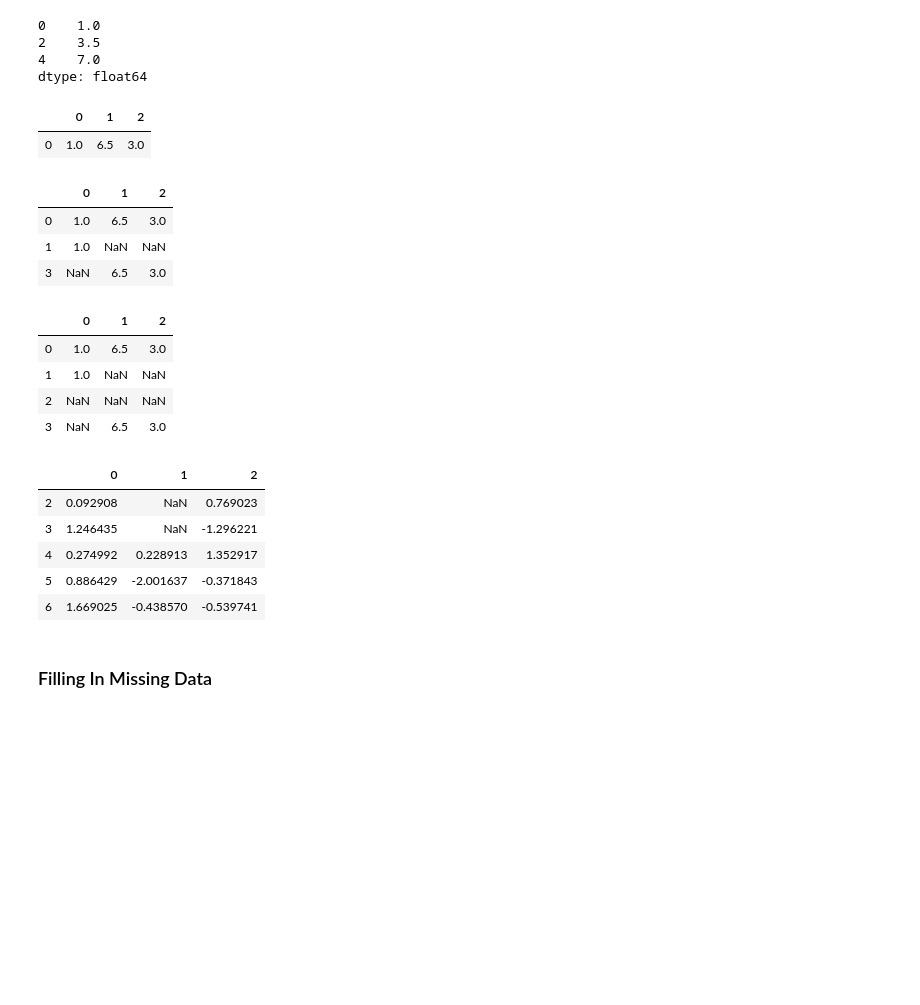
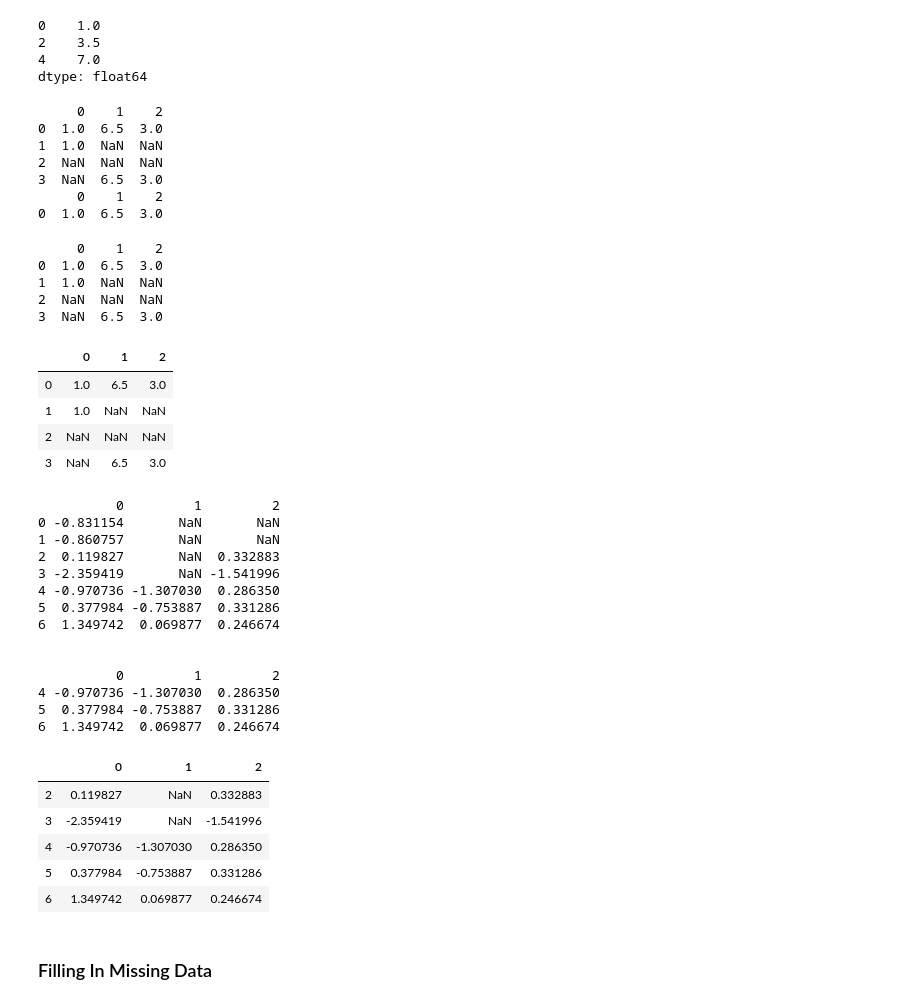
Before and after one commit to silianpan/pydata-book, a Jupyter notebook: ch07.ipynb, the cells around one changed output. Drawn from its saved outputs; the diff is of its cells as text; code cells hidden in the pictures; blank space fills up the shorter version.

```diff
--- a/ch07.ipynb
+++ b/ch07.ipynb
@@ -52,18 +52,25 @@ dtype: float64
 data = pd.DataFrame([[1., 6.5, 3.], [1., NA, NA],
                      [NA, NA, NA], [NA, 6.5, 3.]])
 cleaned = data.dropna()
-data
-cleaned
+print(data)
+print(cleaned)
 # %% [output]
-|  | 0 | 1 | 2 |
-| 0 | 1.0 | 6.5 | 3.0 |
+     0    1    2
+0  1.0  6.5  3.0
+1  1.0  NaN  NaN
+2  NaN  NaN  NaN
+3  NaN  6.5  3.0
+     0    1    2
+0  1.0  6.5  3.0
 # %%
 data.dropna(how='all')
+print(data)
 # %% [output]
-|  | 0 | 1 | 2 |
-| 0 | 1.0 | 6.5 | 3.0 |
-| 1 | 1.0 | NaN | NaN |
-| 3 | NaN | 6.5 | 3.0 |
+     0    1    2
+0  1.0  6.5  3.0
+1  1.0  NaN  NaN
+2  NaN  NaN  NaN
+3  NaN  6.5  3.0
 # %%
 data[4] = NA
 data
@@ -77,17 +84,32 @@ data.dropna(axis=1, how='all')
 # %%
 df = pd.DataFrame(np.random.randn(7, 3))
 df.iloc[:4, 1] = NA
 df.iloc[:2, 2] = NA
-df
-df.dropna()
+print(df)
+print('\n')
+print(df.dropna())
 df.dropna(thresh=2)
 # %% [output]
+          0         1         2
+0 -0.831154       NaN       NaN
+1 -0.860757       NaN       NaN
+2  0.119827       NaN  0.332883
+3 -2.359419       NaN -1.541996
+4 -0.970736 -1.307030  0.286350
+5  0.377984 -0.753887  0.331286
+6  1.349742  0.069877  0.246674
+
+
+          0         1         2
+4 -0.970736 -1.307030  0.286350
+5  0.377984 -0.753887  0.331286
+6  1.349742  0.069877  0.246674
 |  | 0 | 1 | 2 |
-| 2 | 0.092908 | NaN | 0.769023 |
-| 3 | 1.246435 | NaN | -1.296221 |
-| 4 | 0.274992 | 0.228913 | 1.352917 |
-| 5 | 0.886429 | -2.001637 | -0.371843 |
-| 6 | 1.669025 | -0.438570 | -0.539741 |
+| 2 | 0.119827 | NaN | 0.332883 |
+| 3 | -2.359419 | NaN | -1.541996 |
+| 4 | -0.970736 | -1.307030 | 0.286350 |
+| 5 | 0.377984 | -0.753887 | 0.331286 |
+| 6 | 1.349742 | 0.069877 | 0.246674 |
 # %% [markdown]
 ### Filling In Missing Data
 # %%
```
Also changed, not shown: parts of 5 cells of this notebook.
